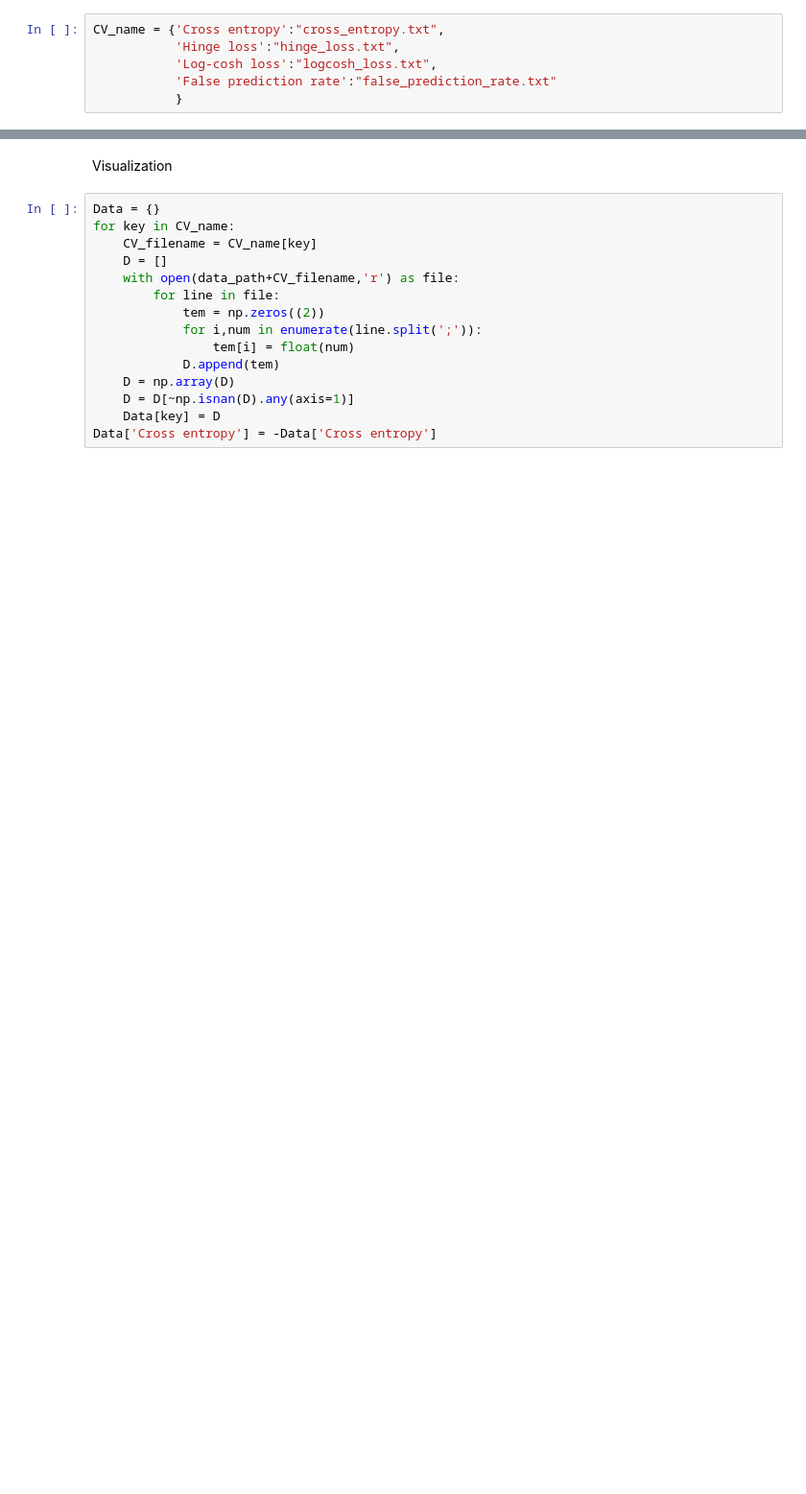
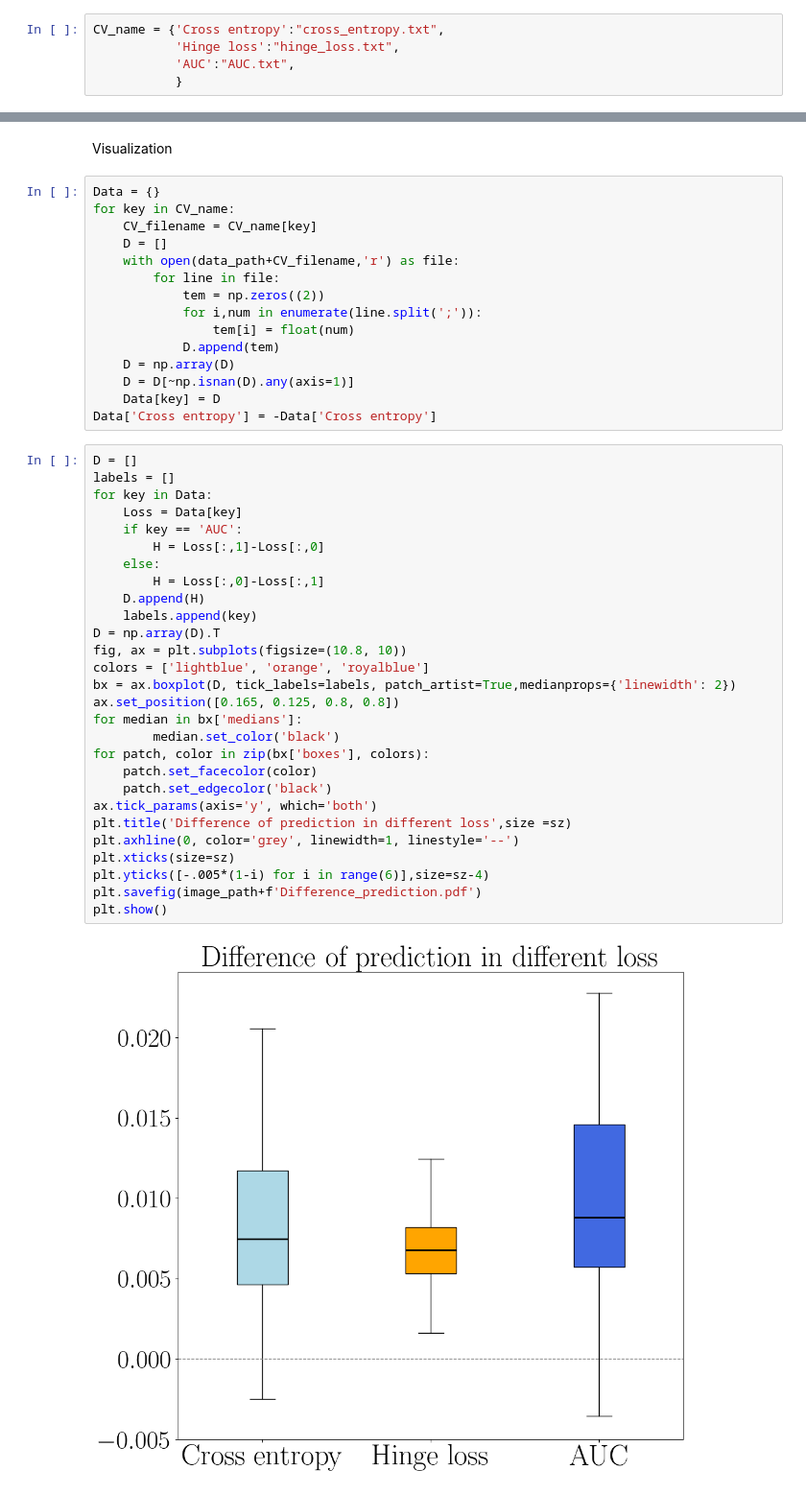
Before and after one commit to PinjunD/Statistical-ranking-with-dynamic-covariate, a Jupyter notebook: tennis.ipynb, the cells around one changed output, grey strips where cells are left out. Shown at 96% size. Drawn from its saved outputs; the diff is of its cells as text; blank space fills up the shorter version.

```diff
--- a/tennis.ipynb
+++ b/tennis.ipynb
@@ -482,6 +497,5 @@ Cross Validation
 # %%
 CV_name = {'Cross entropy':"cross_entropy.txt",
            'Hinge loss':"hinge_loss.txt",
-           'Log-cosh loss':"logcosh_loss.txt",
-           'False prediction rate':"false_prediction_rate.txt"
+           'AUC':"AUC.txt",
            }
@@ -521,6 +519,36 @@ for key in CV_name:
     D = D[~np.isnan(D).any(axis=1)]
     Data[key] = D
 Data['Cross entropy'] = -Data['Cross entropy']
+# %%
+D = []
+labels = []
+for key in Data:
+    Loss = Data[key]
+    if key == 'AUC':
+        H = Loss[:,1]-Loss[:,0]
+    else:
+        H = Loss[:,0]-Loss[:,1]
+    D.append(H)
+    labels.append(key)
+D = np.array(D).T
+fig, ax = plt.subplots(figsize=(10.8, 10))
+colors = ['lightblue', 'orange', 'royalblue']
+bx = ax.boxplot(D, tick_labels=labels, patch_artist=True,medianprops={'linewidth': 2})
+ax.set_position([0.165, 0.125, 0.8, 0.8])
+for median in bx['medians']:
+        median.set_color('black')
+for patch, color in zip(bx['boxes'], colors):
+    patch.set_facecolor(color)
+    patch.set_edgecolor('black')
+ax.tick_params(axis='y', which='both')
+plt.title('Difference of prediction in different loss',size =sz)
+plt.axhline(0, color='grey', linewidth=1, linestyle='--')
+plt.xticks(size=sz)
+plt.yticks([-.005*(1-i) for i in range(6)],size=sz-4)
+plt.savefig(image_path+f'Difference_prediction.pdf')
+plt.show()
+# %% [output]
+[figure, added]
 # %%
 for key in Data:
     save_name = key
```
Also changed, not shown: parts of 15 cells of this notebook, 22 other files.
